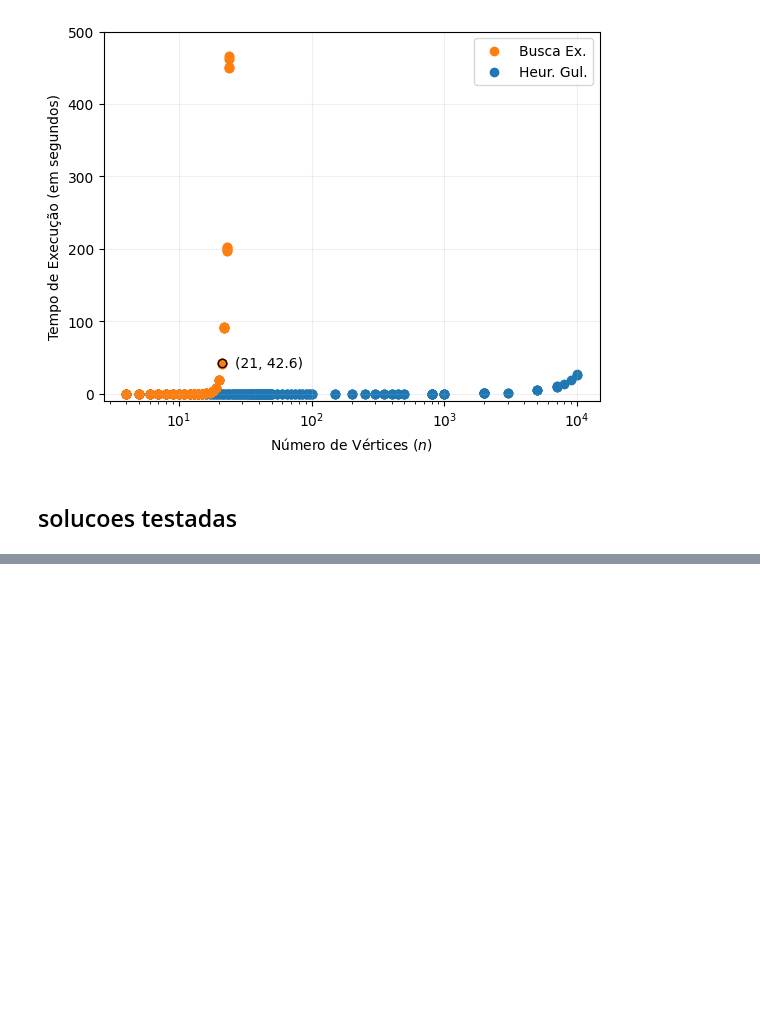
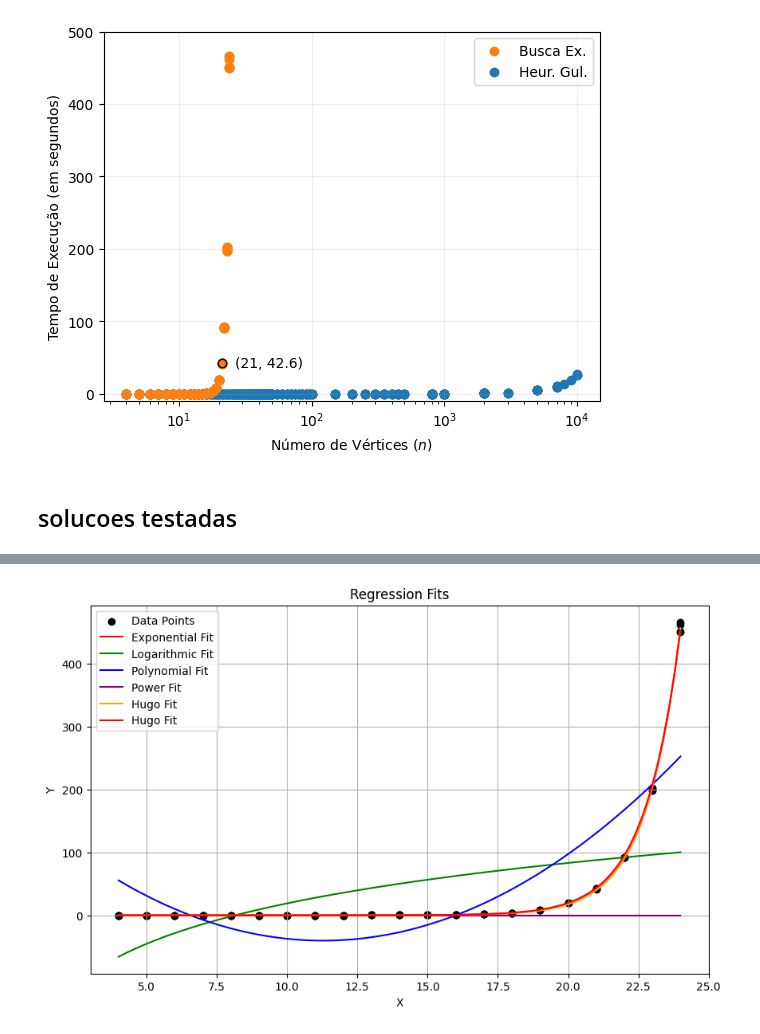
Before and after one commit to Hugoverissimo21/max-weighted-cut, a Jupyter notebook: Untitled benchmarks.ipynb, the cells around one changed output, grey strips where cells are left out. Saved outputs shown, nothing was run; the diff lists cells and outputs as text; code cells hidden in the pictures; blank space fills up the shorter version.

```diff
--- a/Untitled benchmarks.ipynb
+++ b/Untitled benchmarks.ipynb
@@ -111,0 +215,86 @@ ve se perfeitamente q é 2^n e 1......
+# %%
+import numpy as np
+from scipy.optimize import curve_fit
+import matplotlib.pyplot as plt
+
+# Define the model function
+
+
+
+# Define the model function
+# Example data points
+x_data = df[("Graph", "n")]
+y_data = df[("Exhaustive", "exec_time")]
+valid_indices = ~np.isnan(y_data)  # Get indices where y_data is not NaN
+x = x_data[valid_indices]  # Cleaned x_data
+y = y_data[valid_indices]
+
+
+# Define the regression functions
+def exponential(x, a, b):
+    return a * np.exp(b * x)
+
+def logarithmic(x, a, b):
+    return a * np.log(b * x)
+
+def polynomial(x, a, b, c):
+    return a * x**2 + b * x + c  # 2nd degree polynomial
+
+def power(x, a, b):
+    return x*0
+
+def hugo1(x, a, b, c):
+    return 2**(x - a) * (x - b)**2 * c
+def hugo2(x, a, b, c):
+    return 2**(x) * (x - b)**2 * c
+def hugo3(x, a, b, c):
+    return 2**(x -a ) * (x - b)**2
+def hugo4(x, a, b, c):
+    return 2**(x) * (x)**2 * c
+
+def hugo1(x, a, b):
+    return 2**(x - a) * (x - b)**2
+def hugo2(x, a, b):
+    return 2**(x) * (x - b)**2
+def hugo3(x, a, b):
+    return 2**(x - a) * (x)**2
+
+# Fit the models
+params_exp, _ = curve_fit(exponential, x, y)
+params_log, _ = curve_fit(logarithmic, x, y)
+params_poly, _ = curve_fit(polynomial, x, y)
+params_power, _ = curve_fit(power, x, y)
+params_hugo1, _ = curve_fit(hugo1, x, y)
+params_hugo2, _ = curve_fit(hugo2, x, y)
+params_hugo3, _ = curve_fit(hugo3, x, y)
+params_hugo4, _ = curve_fit(hugo4, x, y)
+
+# Generate fitted data
+x_fit = np.linspace(min(x), max(x), 100)
+y_fit_exp = exponential(x_fit, *params_exp)
+y_fit_log = logarithmic(x_fit, *params_log)
+y_fit_poly = polynomial(x_fit, *params_poly)
+y_fit_power = power(x_fit, *params_power)
+y_fit_hugo1 = hugo1(x_fit, *params_hugo1)
+y_fit_hugo3 = hugo3(x_fit, *params_hugo3)
+
+# Plotting
+plt.figure(figsize=(10, 6))
+plt.scatter(x, y, label='Data Points', color='black')
+plt.plot(x_fit, y_fit_exp, label='Exponential Fit', color='red')
+plt.plot(x_fit, y_fit_log, label='Logarithmic Fit', color='green')
+plt.plot(x_fit, y_fit_poly, label='Polynomial Fit', color='blue')
+plt.plot(x_fit, y_fit_power, label='Power Fit', color='purple')
+plt.plot(x_fit, y_fit_hugo1, label='Hugo Fit', color='orange')
+plt.plot(x_fit, y_fit_hugo3, label='Hugo Fit', color='red')
+plt.legend()
+plt.xlabel('X')
+plt.ylabel('Y')
+plt.title('Regression Fits')
+plt.grid(True)
+plt.show()
+
+print("2**(x - a) * (x - b)**2", params_hugo1)
+print("2**(x - a) * (x)**2", params_hugo3)
+# %% [output]
+[figure, added]
```
Also changed, not shown: parts of 10 cells of this notebook.
